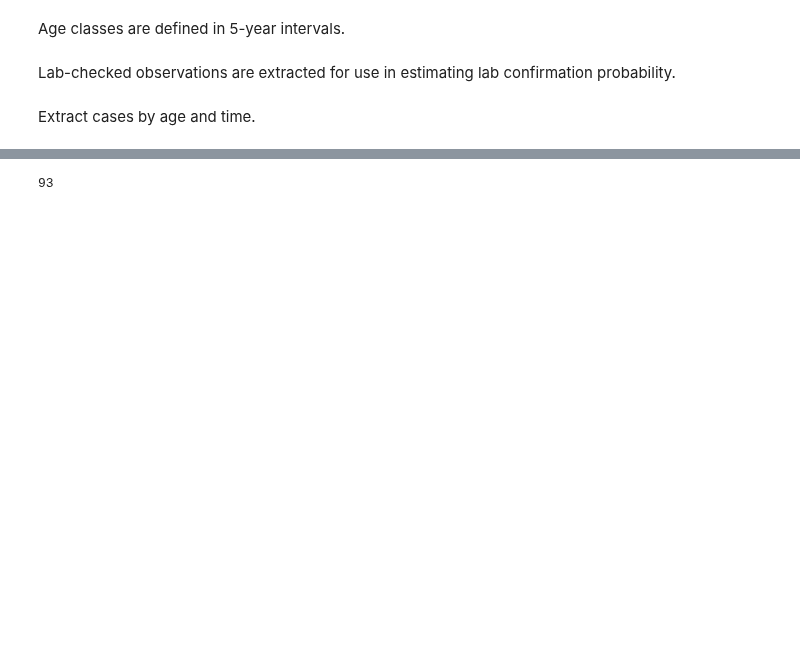
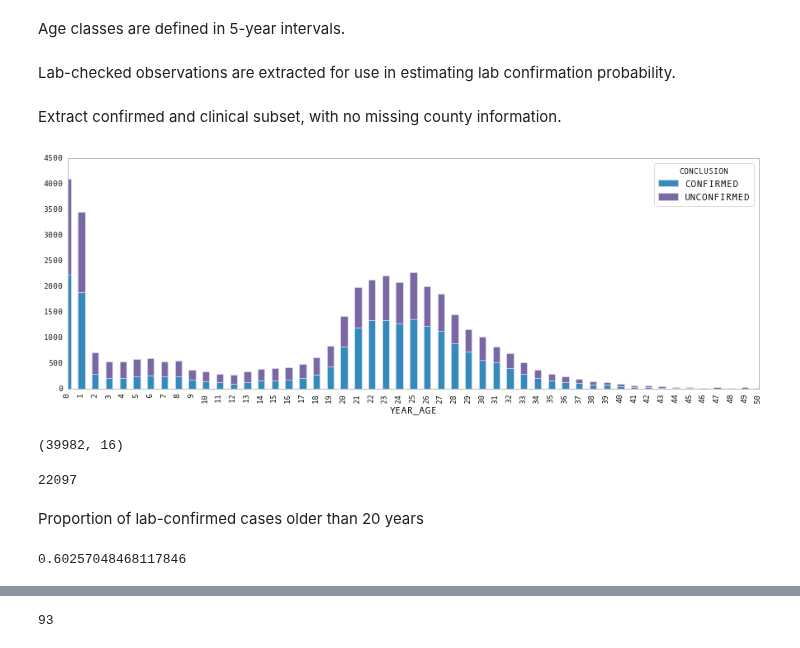
Before and after one commit to fonnesbeck/SaoPauloMeasles, a Jupyter notebook: Spatial Measles Model.ipynb, the cells around one changed output, grey strips where cells are left out. Saved outputs shown, nothing was run; the diff lists cells and outputs as text; code cells hidden in the pictures; blank space fills up the shorter version.

```diff
--- a/Spatial Measles Model.ipynb
+++ b/Spatial Measles Model.ipynb
@@ -88,8 +137,9 @@ Rather than assume all clinical cases are true cases, we can adjust the model to
 # %% [markdown]
 Age classes are defined in 5-year intervals.
 # %%
-age_classes = [0,5,10,15,20,25,30,35,40,45,50,55,60,66,70,75,100]
-measles_data.dropna(subset=['AGE'], inplace=True)
+age_classes = [0,5,10,15,20,25,30,35,40,45,50,55,60,65,70,75,100]
+measles_data.dropna(subset=['YEAR_AGE'], inplace=True)
+measles_data['YEAR_AGE'] = measles_data.YEAR_AGE.astype(int)
 measles_data['AGE_GROUP'] = pd.cut(measles_data.AGE, age_classes, right=False)
 # %% [markdown]
 Lab-checked observations are extracted for use in estimating lab confirmation probability.
@@ -97,13 +147,34 @@ Lab-checked observations are extracted for use in estimating lab confirmation pr
 CONFIRMED = measles_data.CONCLUSION == 'CONFIRMED'
 CLINICAL = measles_data.CONCLUSION == 'CLINICAL'
 DISCARDED = measles_data.CONCLUSION == 'DISCARDED'
+# %% [markdown]
+Extract confirmed and clinical subset, with no missing county information.
+# %%
+lab_subset = measles_data[(CONFIRMED | CLINICAL) & measles_data.COUNTY.notnull()].copy()
 # %%
-lab_subset = measles_data[(CONFIRMED | DISCARDED) & measles_data.YEAR_AGE.notnull() & measles_data.COUNTY.notnull()].copy()
-lab_subset.loc[lab_subset.YEAR_AGE > 75, 'YEAR_AGE'] = 75
-age = lab_subset.YEAR_AGE.astype(int).values
-ages = lab_subset.YEAR_AGE.astype(int).unique()
+age = lab_subset.YEAR_AGE.values
+ages = lab_subset.YEAR_AGE.unique()
 counties = lab_subset.COUNTY.unique()
 y = (lab_subset.CONCLUSION=='CONFIRMED').values
-# %% [markdown]
-Extract cases by age and time.
+# %%
+_lab_subset = lab_subset.replace({"CONCLUSION": {"CLINICAL": "UNCONFIRMED"}})
+by_conclusion = _lab_subset.groupby(["YEAR_AGE", "CONCLUSION"])
+counts_by_cause = by_conclusion.size().unstack().fillna(0)
+ax = counts_by_cause.plot(kind='bar', stacked=True, xlim=(0,50), figsize=(15,5), grid=False)
+# %% [output]
+[figure, added]
+# %%
+lab_subset.shape
+# %% [output]
+(39982, 16)
+# %%
+y.sum()
+# %% [output]
+22097
+# %% [markdown]
+Proportion of lab-confirmed cases older than 20 years
+# %%
+(measles_data[CONFIRMED].YEAR_AGE>20).mean()
+# %% [output]
+0.60257048468117846
 # %%
```
Also changed, not shown: parts of 141 cells of this notebook, 1 other file.
